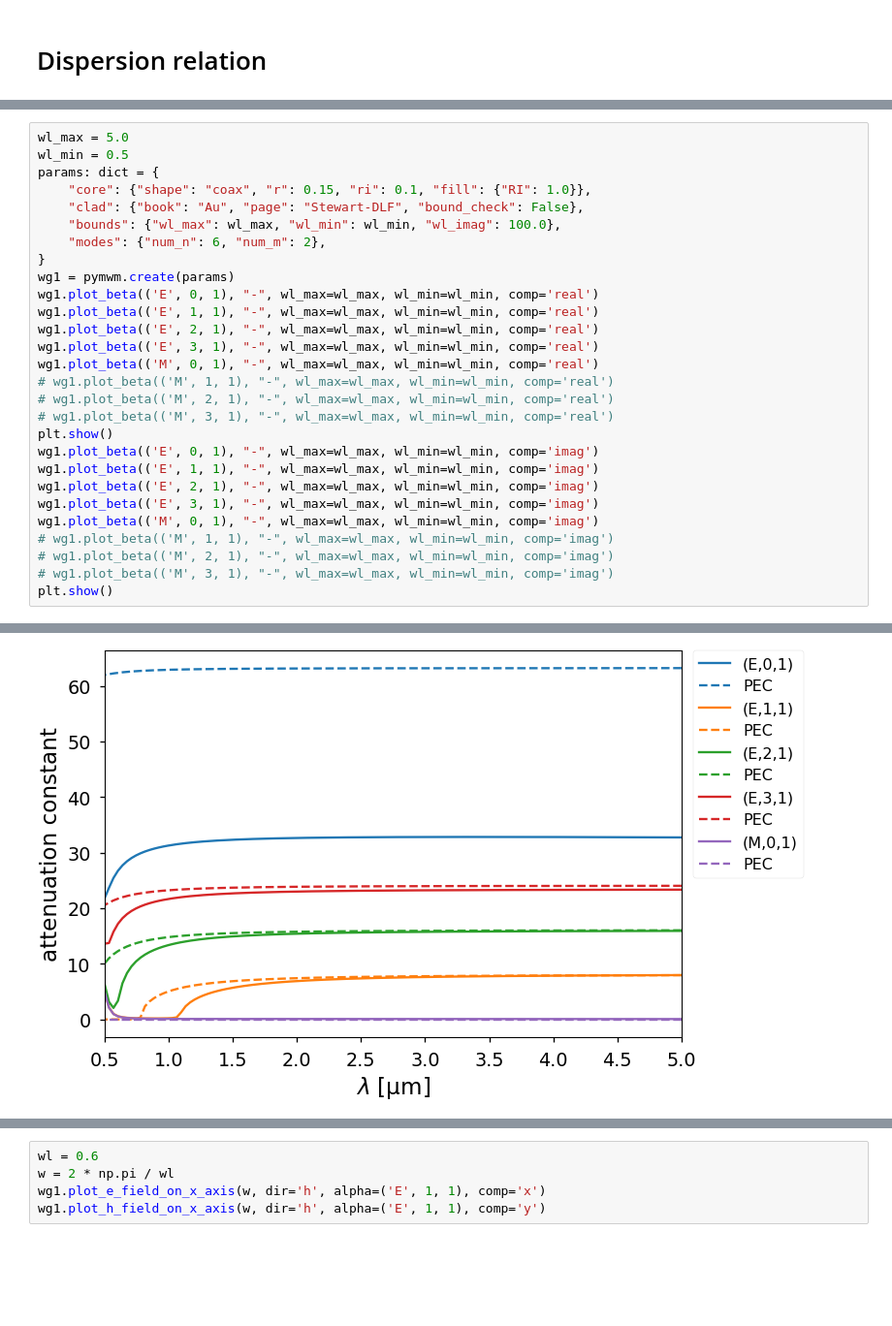
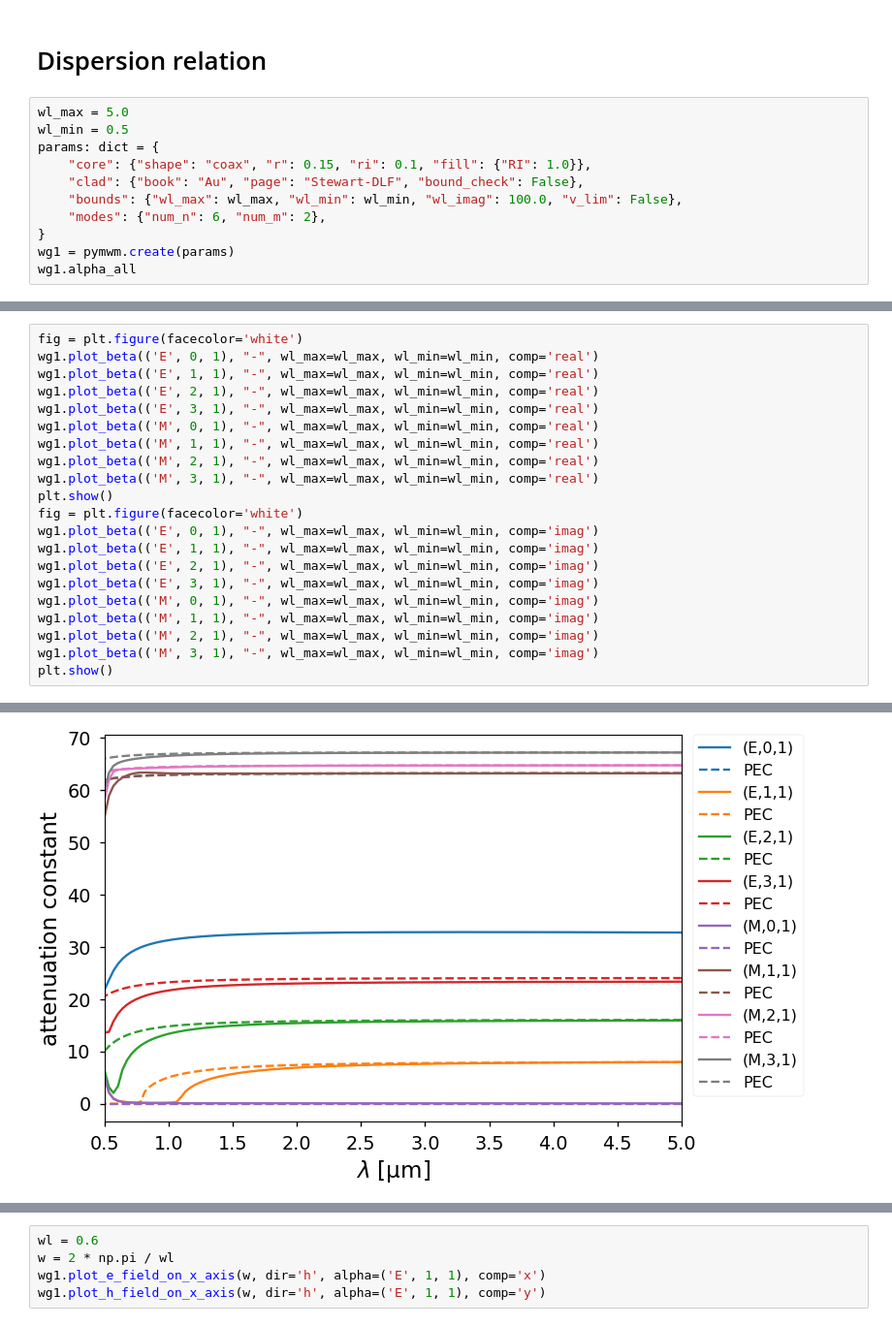
Before and after one commit to mnishida/PyMWM, a Jupyter notebook: docs/notebooks/03_coaxial_waveguide.ipynb, the cells around one changed output, grey strips where cells are left out. Shown at 97% size. Drawn from its saved outputs; the diff is of its cells as text; blank space fills up the shorter version.

Commit message:
Patch sampling of coax waveguide mode

```diff
--- a/docs/notebooks/03_coaxial_waveguide.ipynb
+++ b/docs/notebooks/03_coaxial_waveguide.ipynb
@@ -104,3 +108,14 @@ plt.ylim(0,30000)
 [figure]
 # %% [markdown]
 # Dispersion relation
+# %%
+wl_max = 5.0
+wl_min = 0.5
+params: dict = {
+    "core": {"shape": "coax", "r": 0.15, "ri": 0.1, "fill": {"RI": 1.0}},
+    "clad": {"book": "Au", "page": "Stewart-DLF", "bound_check": False},
+    "bounds": {"wl_max": wl_max, "wl_min": wl_min, "wl_imag": 100.0, "v_lim": False},
+    "modes": {"num_n": 6, "num_m": 2},
+}
+wg1 = pymwm.create(params)
+wg1.alpha_all
@@ -107,29 +145,22 @@ plt.ylim(0,30000)
 # %%
-wl_max = 5.0
-wl_min = 0.5
-params: dict = {
-    "core": {"shape": "coax", "r": 0.15, "ri": 0.1, "fill": {"RI": 1.0}},
-    "clad": {"book": "Au", "page": "Stewart-DLF", "bound_check": False},
-    "bounds": {"wl_max": wl_max, "wl_min": wl_min, "wl_imag": 100.0},
-    "modes": {"num_n": 6, "num_m": 2},
-}
-wg1 = pymwm.create(params)
+fig = plt.figure(facecolor='white')
 wg1.plot_beta(('E', 0, 1), "-", wl_max=wl_max, wl_min=wl_min, comp='real')
 wg1.plot_beta(('E', 1, 1), "-", wl_max=wl_max, wl_min=wl_min, comp='real')
 wg1.plot_beta(('E', 2, 1), "-", wl_max=wl_max, wl_min=wl_min, comp='real')
 wg1.plot_beta(('E', 3, 1), "-", wl_max=wl_max, wl_min=wl_min, comp='real')
 wg1.plot_beta(('M', 0, 1), "-", wl_max=wl_max, wl_min=wl_min, comp='real')
-# wg1.plot_beta(('M', 1, 1), "-", wl_max=wl_max, wl_min=wl_min, comp='real')
-# wg1.plot_beta(('M', 2, 1), "-", wl_max=wl_max, wl_min=wl_min, comp='real')
-# wg1.plot_beta(('M', 3, 1), "-", wl_max=wl_max, wl_min=wl_min, comp='real')
+wg1.plot_beta(('M', 1, 1), "-", wl_max=wl_max, wl_min=wl_min, comp='real')
+wg1.plot_beta(('M', 2, 1), "-", wl_max=wl_max, wl_min=wl_min, comp='real')
+wg1.plot_beta(('M', 3, 1), "-", wl_max=wl_max, wl_min=wl_min, comp='real')
 plt.show()
+fig = plt.figure(facecolor='white')
 wg1.plot_beta(('E', 0, 1), "-", wl_max=wl_max, wl_min=wl_min, comp='imag')
 wg1.plot_beta(('E', 1, 1), "-", wl_max=wl_max, wl_min=wl_min, comp='imag')
 wg1.plot_beta(('E', 2, 1), "-", wl_max=wl_max, wl_min=wl_min, comp='imag')
 wg1.plot_beta(('E', 3, 1), "-", wl_max=wl_max, wl_min=wl_min, comp='imag')
 wg1.plot_beta(('M', 0, 1), "-", wl_max=wl_max, wl_min=wl_min, comp='imag')
-# wg1.plot_beta(('M', 1, 1), "-", wl_max=wl_max, wl_min=wl_min, comp='imag')
-# wg1.plot_beta(('M', 2, 1), "-", wl_max=wl_max, wl_min=wl_min, comp='imag')
-# wg1.plot_beta(('M', 3, 1), "-", wl_max=wl_max, wl_min=wl_min, comp='imag')
+wg1.plot_beta(('M', 1, 1), "-", wl_max=wl_max, wl_min=wl_min, comp='imag')
+wg1.plot_beta(('M', 2, 1), "-", wl_max=wl_max, wl_min=wl_min, comp='imag')
+wg1.plot_beta(('M', 3, 1), "-", wl_max=wl_max, wl_min=wl_min, comp='imag')
 plt.show()
 # %% [output]
@@ -137 +168 @@ plt.show()
-[figure, old version]
+[figure, new version]
```
Also changed, not shown: parts of 11 cells of this notebook, 5 other files.
